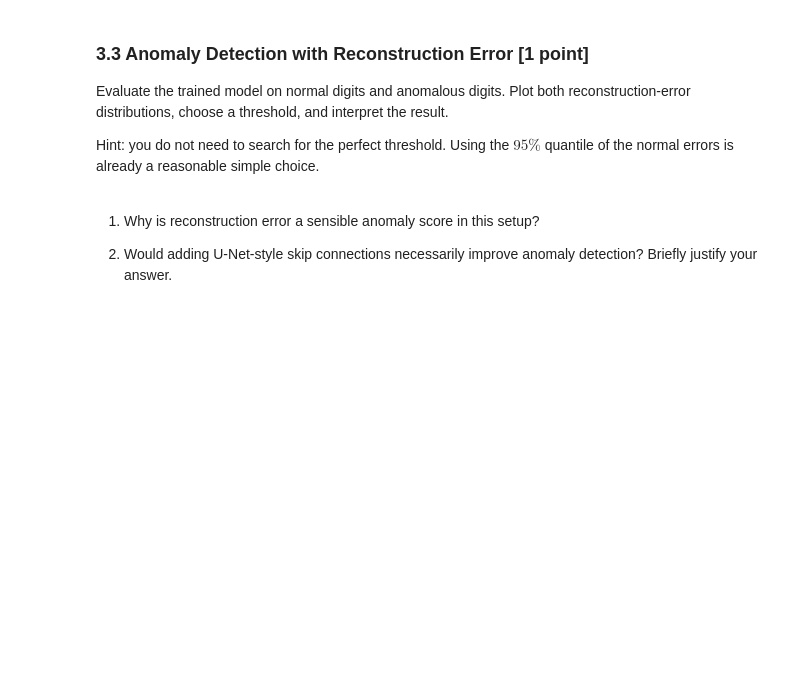
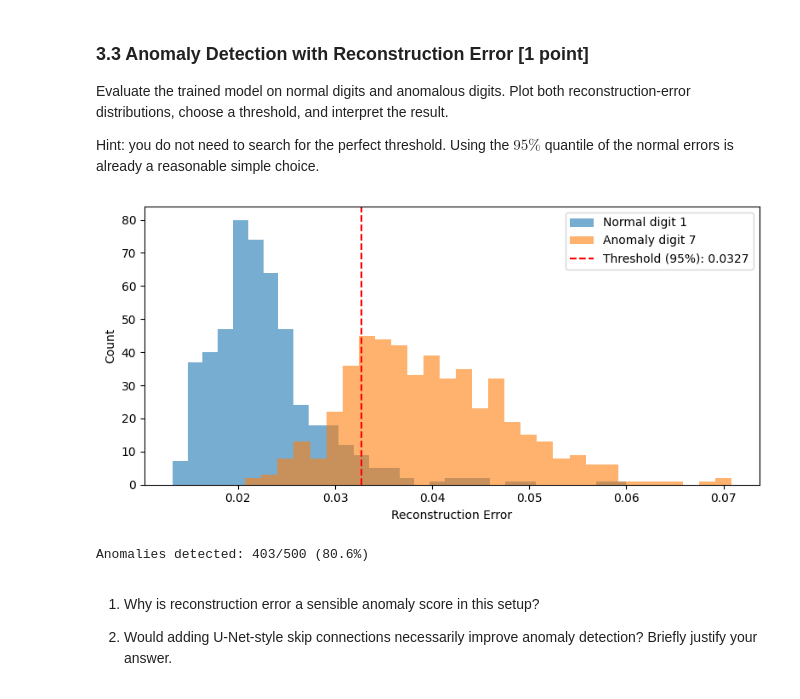
Before and after one commit to opometun/evolution-of-ml-models, a Jupyter notebook: exercise04-autoencoders/exercise04-autoencoders.ipynb, the cells around one changed output. Cells and saved outputs as stored; diff of their text form; code cells hidden in the pictures; blank space fills up the shorter version.

Commit message:
feat: add denoising architecture

```diff
--- a/exercise04-autoencoders/exercise04-autoencoders.ipynb
+++ b/exercise04-autoencoders/exercise04-autoencoders.ipynb
@@ -533,4 +551,7 @@ the clean target.
 Hint: this is the same training pattern as before. The only difference
 is that the input is noisy while the target stays clean.
 # %%
-# TODO: Your solution here
+model = ConvDenoisingAutoencoder().to(device)
+history = train_autoencoder(model, normal_train_loader, epochs=5, noise_fn=add_noise)
+test_mse = evaluate_autoencoder(model, normal_test_loader)
+print(f"Denoising AE: test MSE = {test_mse:.6f}")
@@ -546,9 +569,37 @@ $95\%$ quantile of the normal errors is already a reasonable simple
 choice.
 # %%
 def reconstruction_errors(model, loader):
-    # TODO: Your solution here
+    model.eval()
+    criterion = nn.MSELoss(reduction='none')
+    errors = []
+    with torch.no_grad():
+        for batch, _ in loader:
+            batch = batch.to(device)
+            x_hat = model(batch)
+            err = criterion(x_hat, batch).view(batch.size(0), -1).mean(dim=1)
+            errors.append(err.cpu().numpy())
+    return np.concatenate(errors)
 # %%
-# TODO: Your solution here
+normal_errors = reconstruction_errors(model, normal_test_loader)
+anomaly_errors = reconstruction_errors(model, anomaly_test_loader)
+
+threshold = np.percentile(normal_errors, 95)
+
+fig, ax = plt.subplots(figsize=(8, 4))
+ax.hist(normal_errors, bins=30, alpha=0.6, label=f'Normal digit {normal_digit}')
+ax.hist(anomaly_errors, bins=30, alpha=0.6, label=f'Anomaly digit {anomaly_digit}')
+ax.axvline(threshold, color='red', linestyle='--', label=f'Threshold (95%): {threshold:.4f}')
+ax.set_xlabel('Reconstruction Error')
+ax.set_ylabel('Count')
+ax.legend()
+plt.tight_layout()
+plt.show()
+
+anomaly_detected = (anomaly_errors > threshold).sum()
+print(f"Anomalies detected: {anomaly_detected}/{len(anomaly_errors)} ({100*anomaly_detected/len(anomaly_errors):.1f}%)")
+# %% [output]
+[figure, added]
+Anomalies detected: 403/500 (80.6%)
 # %% [markdown]
 1.  Why is reconstruction error a sensible anomaly score in this setup?
 
```
Also changed, not shown: parts of 4 cells of this notebook.
